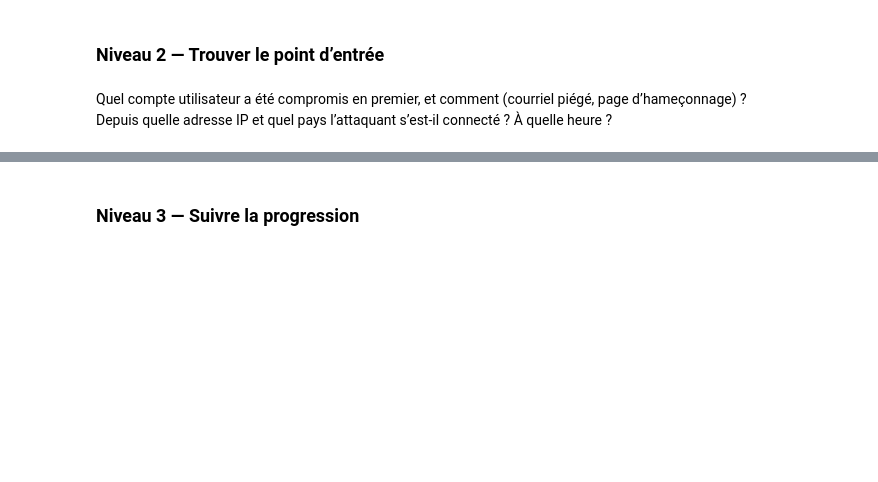
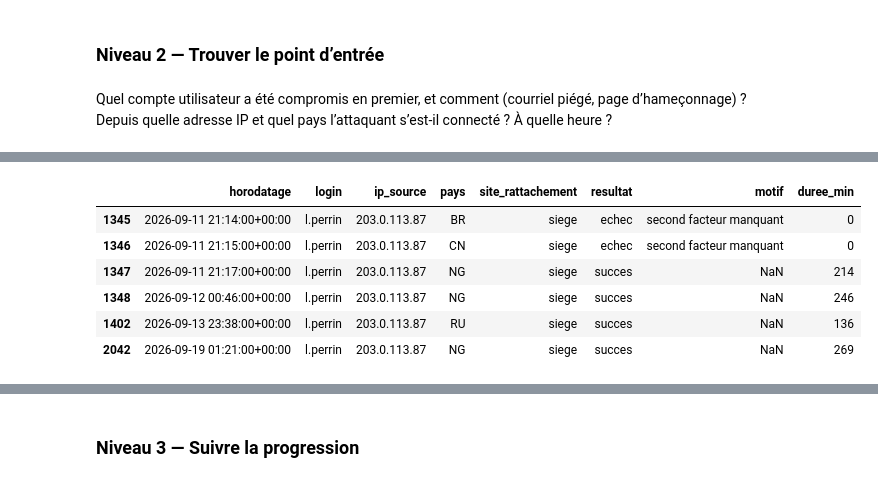
Before and after one commit to AaronRandrianarisona/projet_analyse_incident_securite, a Jupyter notebook: analyse_securite.ipynb, the cells around one changed output, grey strips where cells are left out. Cells and saved outputs as stored; diff of their text form; code cells hidden in the pictures; blank space fills up the shorter version.

```diff
--- a/analyse_securite.ipynb
+++ b/analyse_securite.ipynb
@@ -305,0 +337,5 @@ Depuis quelle adresse IP et quel pays l’attaquant s’est-il connecté ? À qu
+# %%
+
+masque_edr = data["edr"]["statut"] == "ouvert"
+incidents_actifs = data["edr"][masque_edr].sort_values(by="horodatage",ascending=True)
+incidents_actifs
@@ -305,0 +351,3 @@ Depuis quelle adresse IP et quel pays l’attaquant s’est-il connecté ? À qu
+# %%
+incident_origin = incidents_actifs.head(1)
+incident_origin
@@ -305,0 +359,7 @@ Depuis quelle adresse IP et quel pays l’attaquant s’est-il connecté ? À qu
+# %%
+# Scan de la passarelle de la messagerie sur le login victime et à la date d'origine de l'incident
+date_incident_origin = incident_origin["horodatage"].item()
+victime_incident_origin = incident_origin["login"].item()
+
+masque_mail_incident_origin = (data["mail"]["horodatage"].dt.date == date_incident_origin.date()) & (data["mail"]["destinataire"].astype(str).str.split("@").str[0] == victime_incident_origin)
+data["mail"][masque_mail_incident_origin]
@@ -305,0 +388,22 @@ Depuis quelle adresse IP et quel pays l’attaquant s’est-il connecté ? À qu
+# %%
+# Repercussion sur l'authentification
+masque_vpn_incident_origin = (
+    data["vpn"]["horodatage"]
+    .dt.time
+    .apply(
+        lambda h: est_plage_suspect(
+            h,
+            seuil_tolerance_min,
+            seuil_tolerance_max
+        )
+    )
+) & (data["vpn"]["login"] == victime_incident_origin) & (data["vpn"]["pays"].apply(est_location_suspect))
+data["vpn"][masque_vpn_incident_origin]
+# %% [output]
+|  | horodatage | login | ip_source | pays | site_rattachement | resultat | motif | duree_min |
+| 1345 | 2026-09-11 21:14:00+00:00 | l.perrin | 203.0.113.87 | BR | siege | echec | second facteur manquant | 0 |
+| 1346 | 2026-09-11 21:15:00+00:00 | l.perrin | 203.0.113.87 | CN | siege | echec | second facteur manquant | 0 |
+| 1347 | 2026-09-11 21:17:00+00:00 | l.perrin | 203.0.113.87 | NG | siege | succes | NaN | 214 |
+| 1348 | 2026-09-12 00:46:00+00:00 | l.perrin | 203.0.113.87 | NG | siege | succes | NaN | 246 |
+| 1402 | 2026-09-13 23:38:00+00:00 | l.perrin | 203.0.113.87 | RU | siege | succes | NaN | 136 |
+| 2042 | 2026-09-19 01:21:00+00:00 | l.perrin | 203.0.113.87 | NG | siege | succes | NaN | 269 |
```
Also changed, not shown: parts of 14 cells of this notebook.
